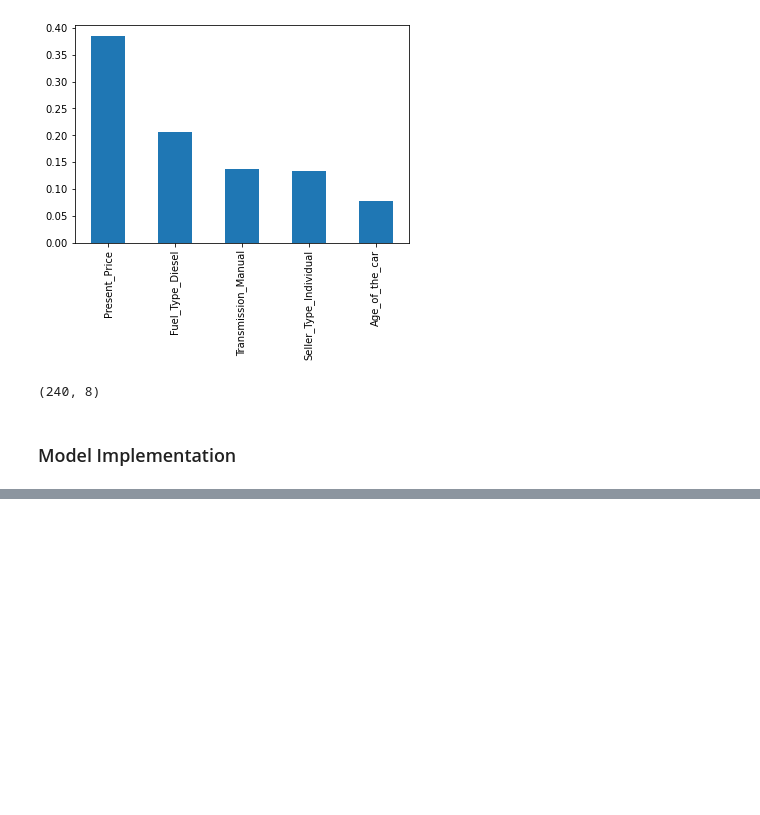
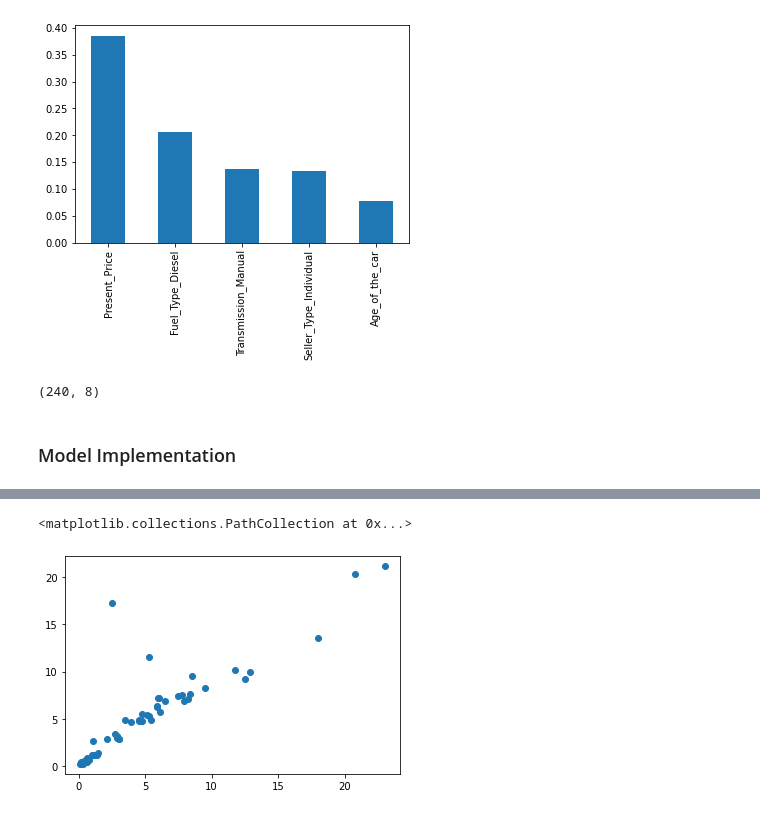
Before and after one commit to fakhruddin2012/Car-Price-Prediction, a Jupyter notebook: Car Price Prediction.ipynb, the cells around one changed output, grey strips where cells are left out. Saved outputs shown, nothing was run; the diff lists cells and outputs as text; code cells hidden in the pictures; blank space fills up the shorter version.

```diff
--- a/Car Price Prediction.ipynb
+++ b/Car Price Prediction.ipynb
@@ -298,0 +341,5 @@ ValueError: Invalid parameter min_sample_leaf for estimator RandomForestRegresso
+# %%
+plt.scatter(y_test,predictions)
+# %% [output]
+<matplotlib.collections.PathCollection at 0x...>
+[figure, added]
```
Also changed, not shown: parts of 4 cells of this notebook.
